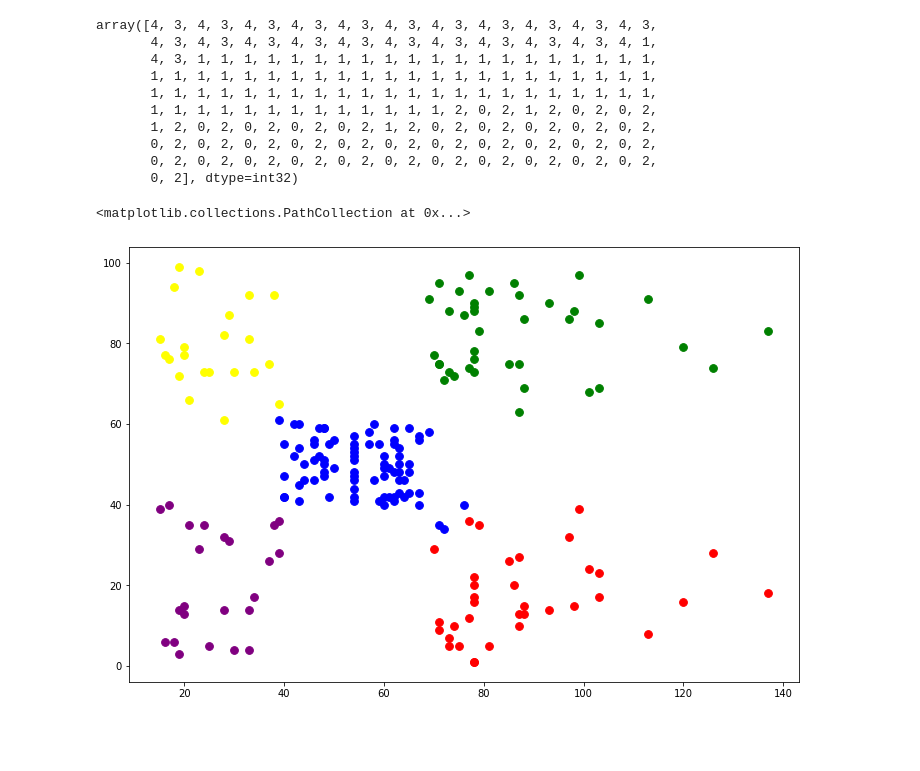
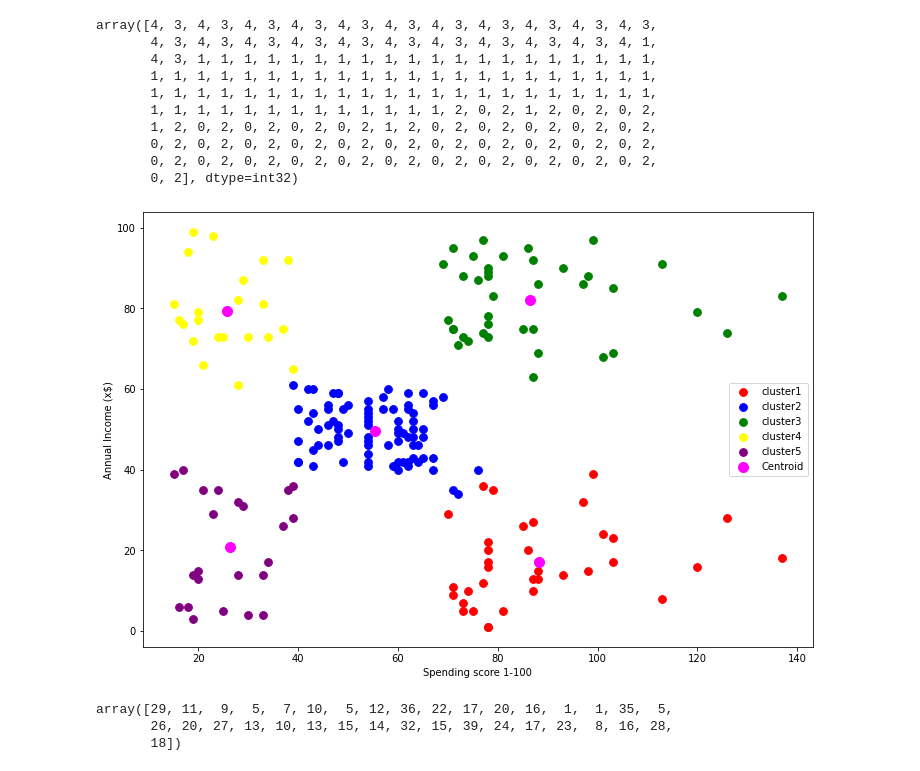
Before and after one commit to Nix-code/Machine-Learning-From-Scratch, a Jupyter notebook: Kmeans-clustering/K means clustering.ipynb, the cells around one changed output. Cells and saved outputs as stored; diff of their text form; code cells hidden in the pictures; blank space fills up the shorter version.

```diff
--- a/Kmeans-clustering/K means clustering.ipynb
+++ b/Kmeans-clustering/K means clustering.ipynb
@@ -43,16 +43,22 @@ array([4, 3, 4, 3, 4, 3, 4, 3, 4, 3, 4, 3, 4, 3, 4, 3, 4, 3, 4, 3, 4, 3,
 # %%
 fig = plt.figure(figsize = (12,8))
 
 plt.scatter(X[y_pred == 0,0], X[y_pred ==0, 1], color = 'red', s=60, label = 'cluster1')
 plt.scatter(X[y_pred == 1,0], X[y_pred ==1, 1], color = 'blue', s=60, label = 'cluster2')
 plt.scatter(X[y_pred == 2,0], X[y_pred ==2, 1], color = 'green', s=60, label = 'cluster3')
 plt.scatter(X[y_pred == 3,0], X[y_pred ==3, 1], color = 'yellow', s=60, label = 'cluster4')
 plt.scatter(X[y_pred == 4,0], X[y_pred ==4, 1], color = 'purple', s=60, label = 'cluster5')
 
-plt.scatter(model.cluster_centers_[:0],model.cluster_centers_[:,1], color='magenta',s=100, label='Centroid')
+plt.scatter(model.cluster_centers_[:,0],model.cluster_centers_[:,1], color='magenta',s=100, label='Centroid')
 plt.legend()
 plt.xlabel("Spending score 1-100")
 plt.ylabel("Annual Income (x$)")
+plt.show()
 # %% [output]
-<matplotlib.collections.PathCollection at 0x...>
-[figure, old version]
+[figure, new version]
+# %%
+X[y_pred==0,1]
+# %% [output]
+array([29, 11,  9,  5,  7, 10,  5, 12, 36, 22, 17, 20, 16,  1,  1, 35,  5,
+       26, 20, 27, 13, 10, 13, 15, 14, 32, 15, 39, 24, 17, 23,  8, 16, 28,
+       18])
```
Also changed, not shown: 1 other file.
